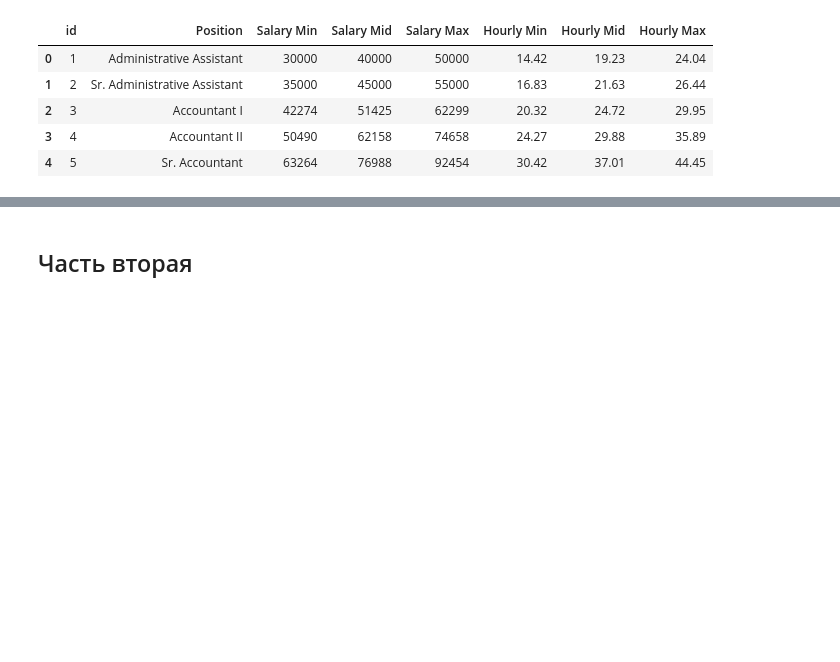
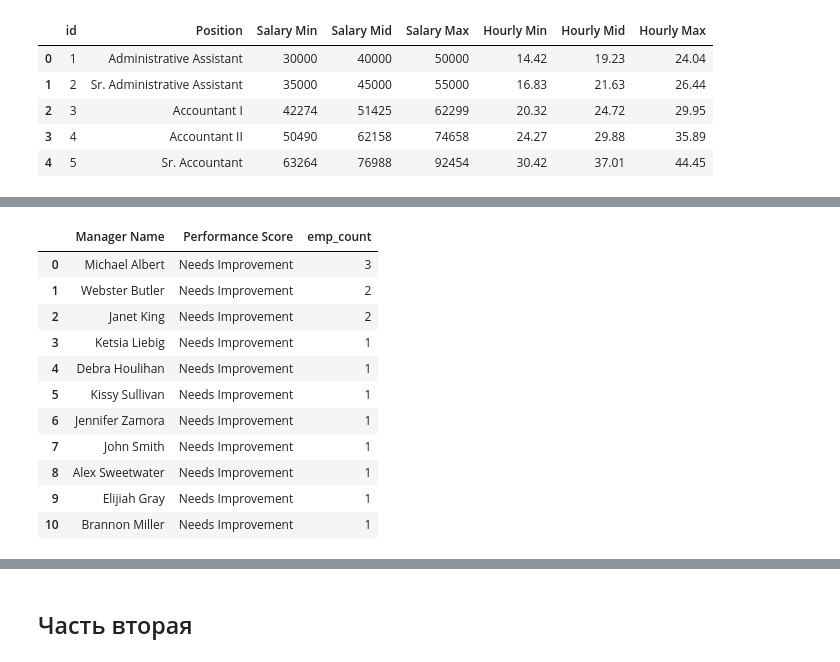
Before and after one commit to vegorovmsk/project_2_skillbox, a Jupyter notebook: Coursework_analytics_2.ipynb, the cells around one changed output, grey strips where cells are left out. Cells and saved outputs as stored; diff of their text form; code cells hidden in the pictures; blank space fills up the shorter version.

```diff
--- a/Coursework_analytics_2.ipynb
+++ b/Coursework_analytics_2.ipynb
@@ -85,0 +116,26 @@ pd.read_sql_query("SELECT * FROM salary_grid LIMIT 5;", conn)
+# %%
+# У каких менеджеров больше всего сотрудников с самым низким показателем
+
+pd.read_sql_query("""SELECT "Manager Name"
+                            , "Performance Score"
+                            , COUNT("Performance Score") AS emp_count
+                    FROM hr_dataset
+                    GROUP BY "Manager Name"
+                            , "Performance Score"
+                    HAVING "Performance Score" = 'Needs Improvement'
+                    ORDER BY emp_count DESC
+                    ;
+                  """, conn)
+# %% [output]
+|  | Manager Name | Performance Score | emp_count |
+| 0 | Michael Albert | Needs Improvement | 3 |
+| 1 | Webster Butler | Needs Improvement | 2 |
+| 2 | Janet King | Needs Improvement | 2 |
+| 3 | Ketsia Liebig | Needs Improvement | 1 |
+| 4 | Debra Houlihan | Needs Improvement | 1 |
+| 5 | Kissy Sullivan | Needs Improvement | 1 |
+| 6 | Jennifer Zamora | Needs Improvement | 1 |
+| 7 | John Smith | Needs Improvement | 1 |
+| 8 | Alex Sweetwater | Needs Improvement | 1 |
+| 9 | Elijiah Gray | Needs Improvement | 1 |
+| 10 | Brannon Miller | Needs Improvement | 1 |
```
Also changed, not shown: parts of 10 cells of this notebook.
